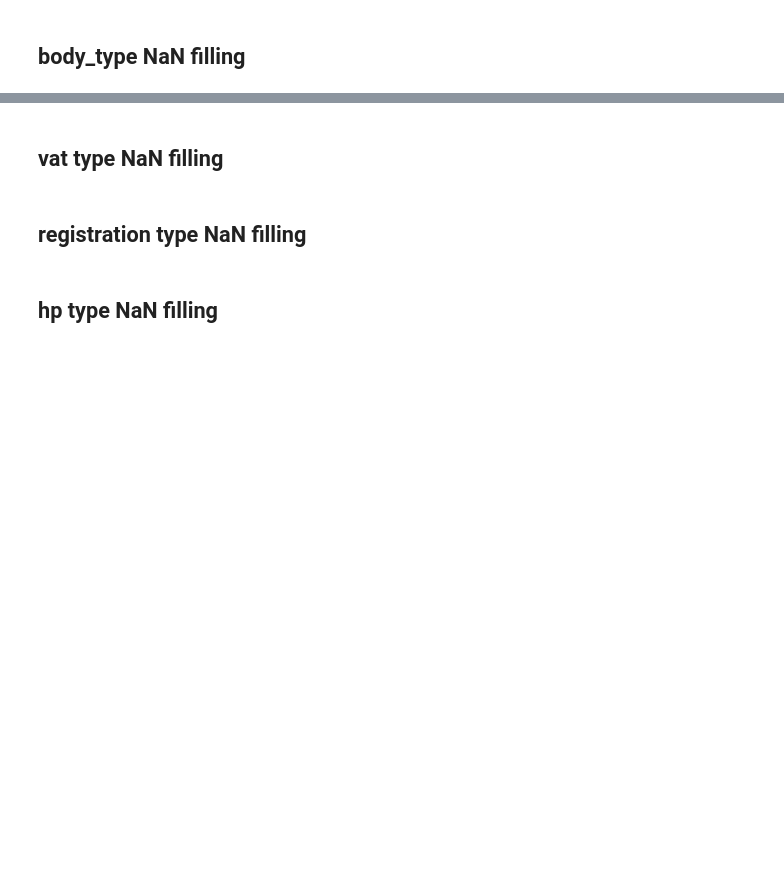
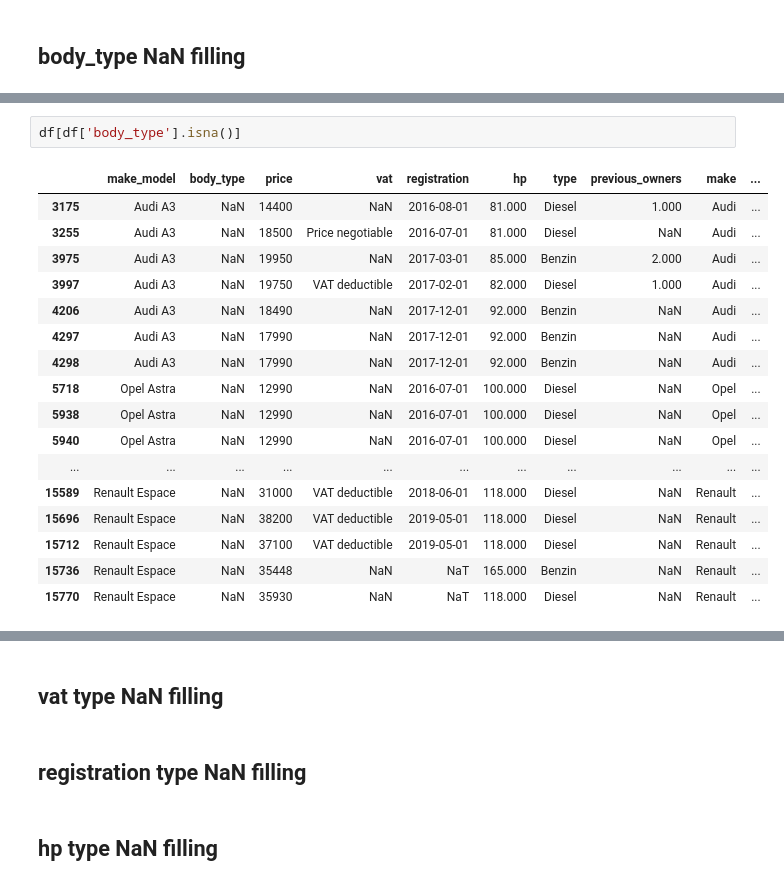
Before and after one commit to YusufSHub/DAwPython-Capstone-Project, a Jupyter notebook: DAwPy-Capstone_Project_(AutoScout)_D1124-Yusuf Missing Values.ipynb, the cells around one changed output, grey strips where cells are left out. Drawn from its saved outputs; the diff is of its cells as text; blank space fills up the shorter version.

```diff
--- a/DAwPy-Capstone_Project_(AutoScout)_D1124-Yusuf Missing Values.ipynb
+++ b/DAwPy-Capstone_Project_(AutoScout)_D1124-Yusuf Missing Values.ipynb
@@ -177,0 +252,20 @@ dtype: float64
+# %%
+df[df['body_type'].isna()]
+# %% [output]
+|  | make_model | body_type | price | vat | registration | hp | type | previous_owners | make | ... |
+| 3175 | Audi A3 | NaN | 14400 | NaN | 2016-08-01 | 81.000 | Diesel | 1.000 | Audi | ... |
+| 3255 | Audi A3 | NaN | 18500 | Price negotiable | 2016-07-01 | 81.000 | Diesel | NaN | Audi | ... |
+| 3975 | Audi A3 | NaN | 19950 | NaN | 2017-03-01 | 85.000 | Benzin | 2.000 | Audi | ... |
+| 3997 | Audi A3 | NaN | 19750 | VAT deductible | 2017-02-01 | 82.000 | Diesel | 1.000 | Audi | ... |
+| 4206 | Audi A3 | NaN | 18490 | NaN | 2017-12-01 | 92.000 | Benzin | NaN | Audi | ... |
+| 4297 | Audi A3 | NaN | 17990 | NaN | 2017-12-01 | 92.000 | Benzin | NaN | Audi | ... |
+| 4298 | Audi A3 | NaN | 17990 | NaN | 2017-12-01 | 92.000 | Benzin | NaN | Audi | ... |
+| 5718 | Opel Astra | NaN | 12990 | NaN | 2016-07-01 | 100.000 | Diesel | NaN | Opel | ... |
+| 5938 | Opel Astra | NaN | 12990 | NaN | 2016-07-01 | 100.000 | Diesel | NaN | Opel | ... |
+| 5940 | Opel Astra | NaN | 12990 | NaN | 2016-07-01 | 100.000 | Diesel | NaN | Opel | ... |
+| ... | ... | ... | ... | ... | ... | ... | ... | ... | ... | ... |
+| 15589 | Renault Espace | NaN | 31000 | VAT deductible | 2018-06-01 | 118.000 | Diesel | NaN | Renault | ... |
+| 15696 | Renault Espace | NaN | 38200 | VAT deductible | 2019-05-01 | 118.000 | Diesel | NaN | Renault | ... |
+| 15712 | Renault Espace | NaN | 37100 | VAT deductible | 2019-05-01 | 118.000 | Diesel | NaN | Renault | ... |
+| 15736 | Renault Espace | NaN | 35448 | NaN | NaT | 165.000 | Benzin | NaN | Renault | ... |
+| 15770 | Renault Espace | NaN | 35930 | NaN | NaT | 118.000 | Diesel | NaN | Renault | ... |
```
Also changed, not shown: parts of 55 cells of this notebook.
